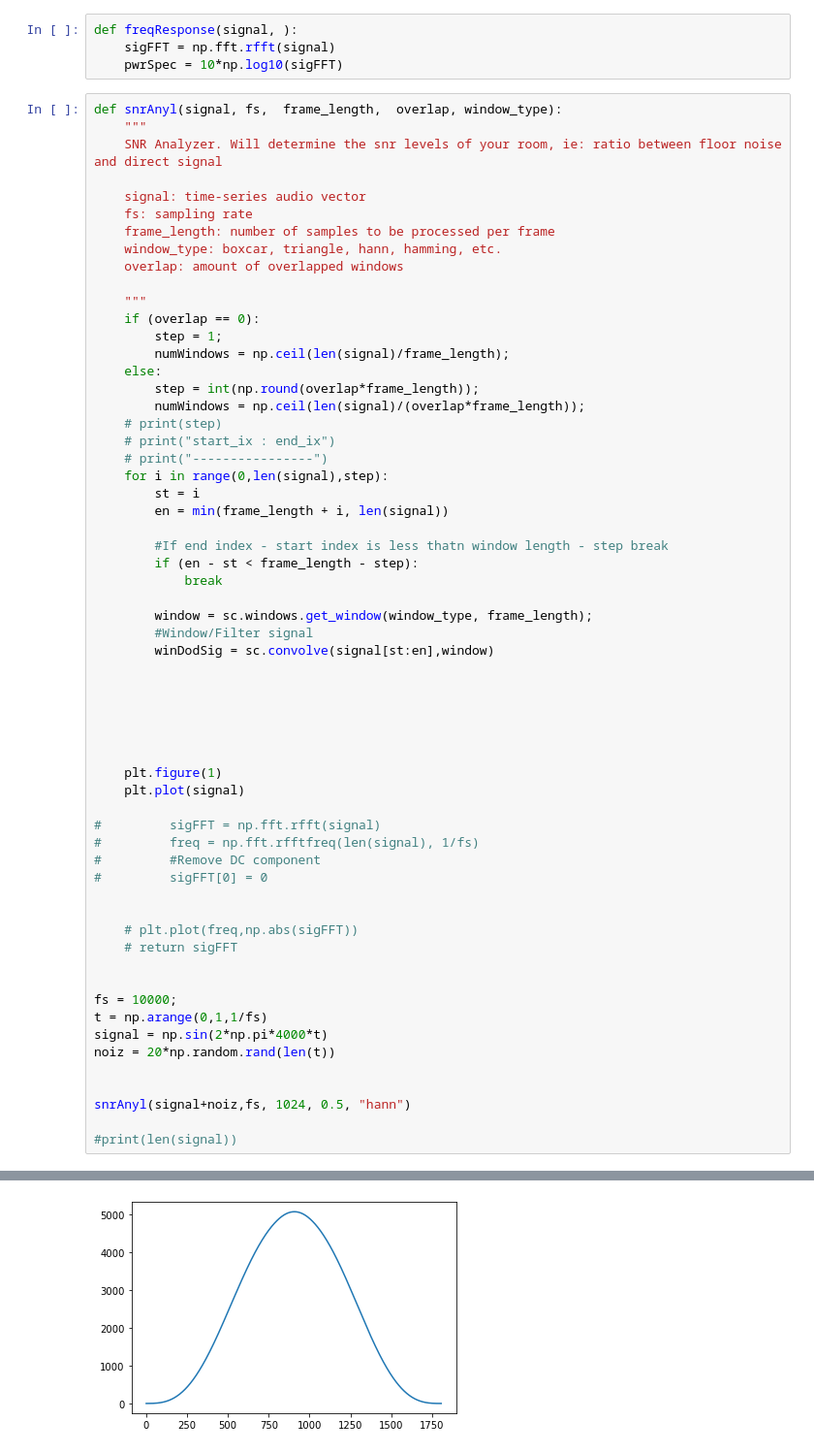
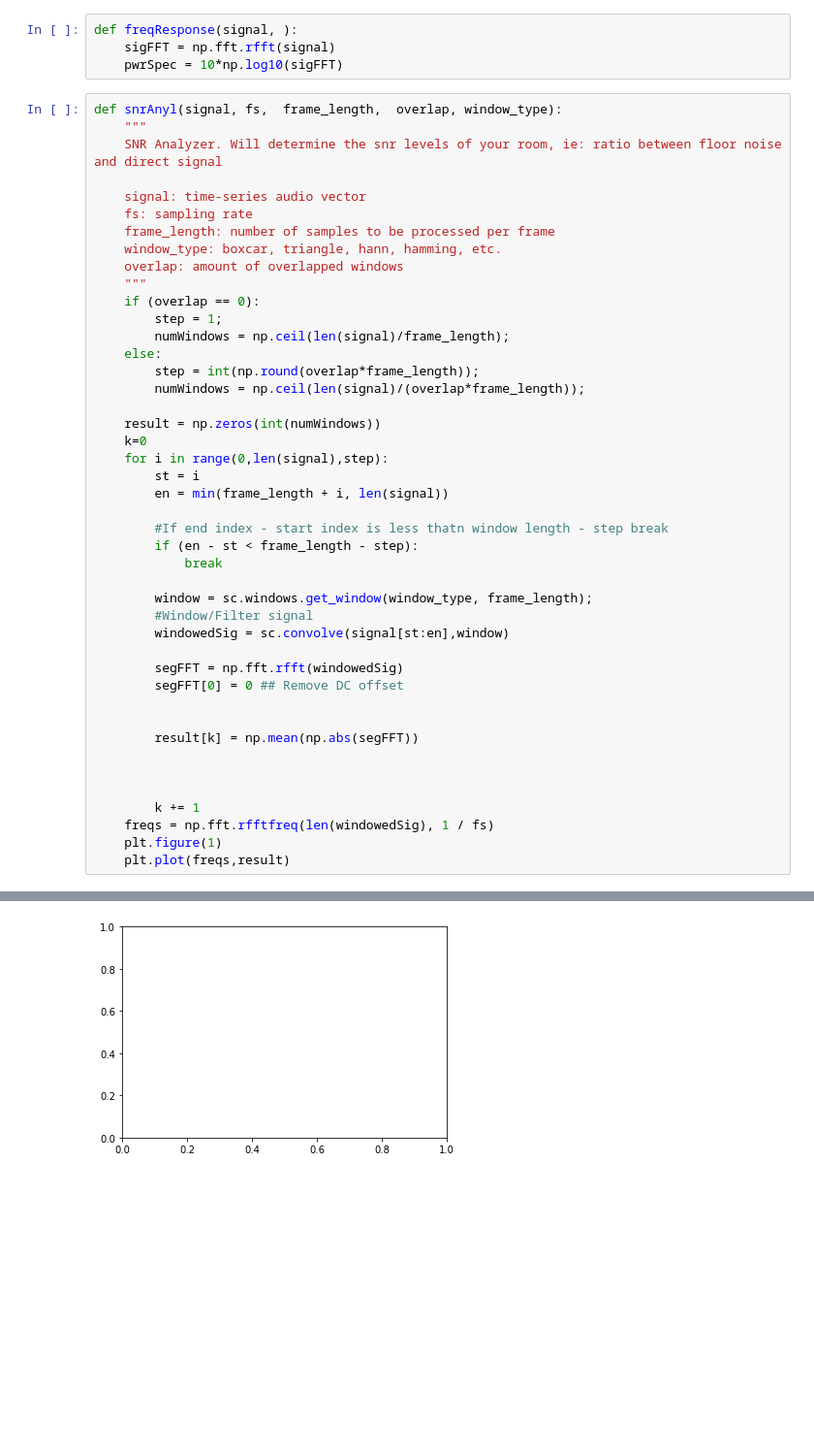
Before and after one commit to aae2079/room-acoustics, a Jupyter notebook: acousticTesting/roomAcousticM.ipynb, the cells around one changed output, grey strips where cells are left out. Shown at 97% size. Drawn from its saved outputs; the diff is of its cells as text; blank space fills up the shorter version.

```diff
--- a/acousticTesting/roomAcousticM.ipynb
+++ b/acousticTesting/roomAcousticM.ipynb
@@ -54,7 +93,6 @@ def snrAnyl(signal, fs,  frame_length,  overlap, window_type):
     frame_length: number of samples to be processed per frame
     window_type: boxcar, triangle, hann, hamming, etc.
     overlap: amount of overlapped windows
-
     """
     if (overlap == 0):
         step = 1;
@@ -62,9 +100,9 @@ def snrAnyl(signal, fs,  frame_length,  overlap, window_type):
     else:
         step = int(np.round(overlap*frame_length));
         numWindows = np.ceil(len(signal)/(overlap*frame_length));
-    # print(step)
-    # print("start_ix : end_ix")
-    # print("----------------")
+
+    result = np.zeros(int(numWindows))
+    k=0
     for i in range(0,len(signal),step):
         st = i
         en = min(frame_length + i, len(signal))
@@ -75,33 +113,18 @@ def snrAnyl(signal, fs,  frame_length,  overlap, window_type):
 
         window = sc.windows.get_window(window_type, frame_length);
         #Window/Filter signal
-        winDodSig = sc.convolve(signal[st:en],window)
+        windowedSig = sc.convolve(signal[st:en],window)
+
+        segFFT = np.fft.rfft(windowedSig)
+        segFFT[0] = 0 ## Remove DC offset
+
+
+        result[k] = np.mean(np.abs(segFFT))
 
 
 
-
-
-
+        k += 1
+    freqs = np.fft.rfftfreq(len(windowedSig), 1 / fs)
     plt.figure(1)
-    plt.plot(signal)
-
-#         sigFFT = np.fft.rfft(signal)
-#         freq = np.fft.rfftfreq(len(signal), 1/fs)
-#         #Remove DC component
-#         sigFFT[0] = 0
-
-
-    # plt.plot(freq,np.abs(sigFFT))
-    # return sigFFT
-
-
-fs = 10000;
-t = np.arange(0,1,1/fs)
-signal = np.sin(2*np.pi*4000*t)
-noiz = 20*np.random.rand(len(t))
-
-
-snrAnyl(signal+noiz,fs, 1024, 0.5, "hann")
-
-#print(len(signal))
+    plt.plot(freqs,result)
 # %% [output]
@@ -108 +132 @@ snrAnyl(signal+noiz,fs, 1024, 0.5, "hann")
-[figure, old version]
+[figure, new version]
```
Also changed, not shown: parts of 13 cells of this notebook, 5 other files.
